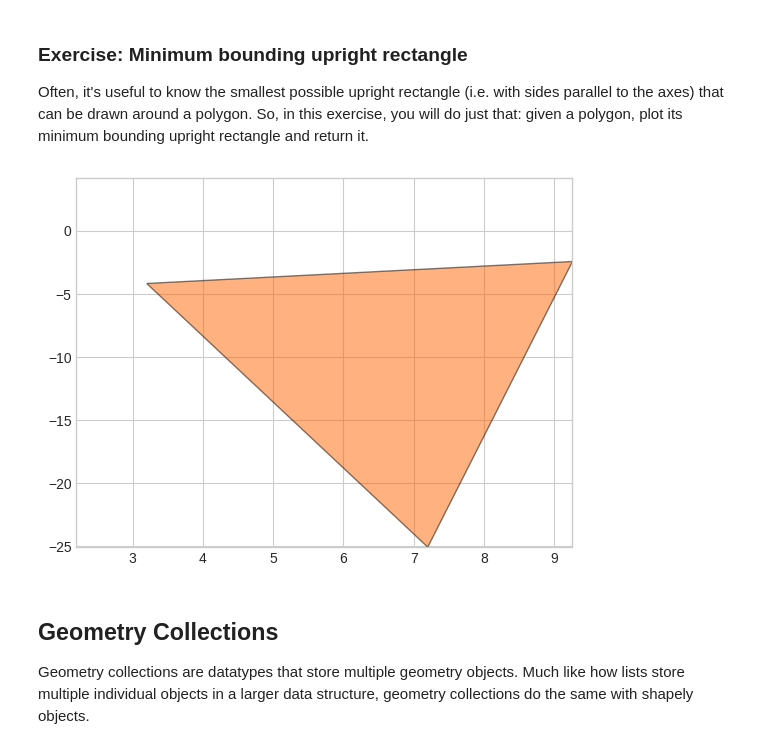
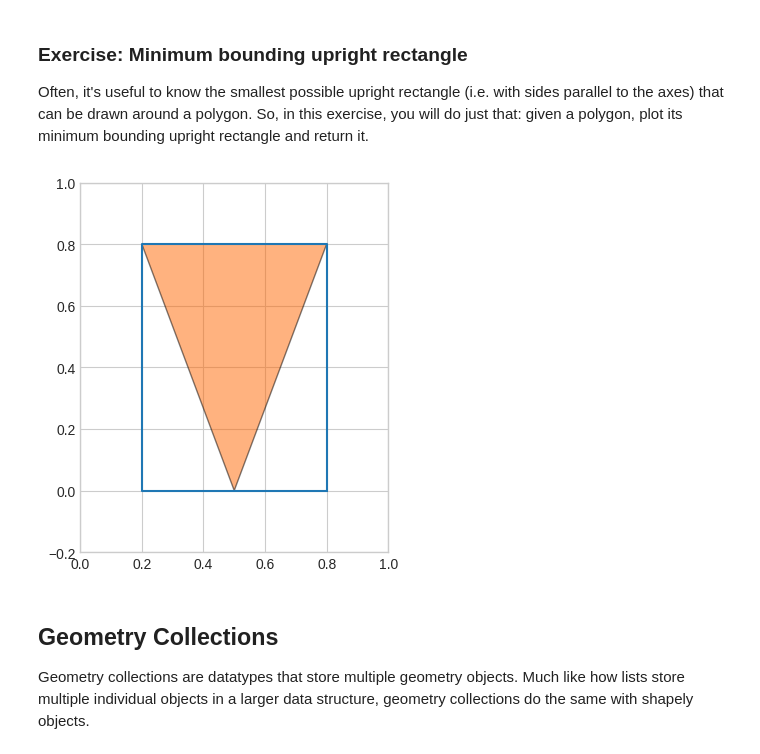
Before and after one commit to haley-clark/BWSI_Module_2, a Jupyter notebook: 02_Visualization_and_Shapes.ipynb, the cells around one changed output. Drawn from its saved outputs; the diff is of its cells as text; code cells hidden in the pictures.

```diff
--- a/02_Visualization_and_Shapes.ipynb
+++ b/02_Visualization_and_Shapes.ipynb
@@ -802,29 +822,28 @@ poly_eroded.area
 
 Often, it's useful to know the smallest possible upright rectangle (i.e. with sides parallel to the axes) that can be drawn around a polygon. So, in this exercise, you will do just that: given a polygon, plot its minimum bounding upright rectangle and return it.
 # %%
-x_min, y_min, x_max, y_max = poly.bounds #this gives bounds
+#READ WRITE THIS CODE
 fig = plt.figure()
 ax = fig.add_subplot(1,1,1)
 
-from shapely import plotting
-# Plot a polygon
-poly = Polygon([(3.2, -4.2), (7.2, -25.1), (9.26, -2.456)])
-# Create exterior patch
+from shapely import plotting, box
+
+poly = Polygon([(0.2, 0.8), (0.5, 0), (0.8, 0.8)])
+x_min, y_min, x_max, y_max = poly.bounds
+rect = box(x_min, y_min, x_max, y_max)
+rect_x, rect_y = rect.exterior.xy
 
 polygon_patch = shapely.plotting.patch_from_polygon(poly, facecolor='#FF6600', edgecolor='black', alpha=0.5, linewidth=1)
 ax.add_patch(polygon_patch)
 
-#pythagoren therom
-#a2 + b2 = c2
-# poly = box(x
-
-# Set limits at bounding polygon coordinates
-ax.set_xlim([x_min, x_max])
-ax.set_ylim([y_min, y_max])
+ax.set_aspect('equal')
+ax.plot(rect_x, rect_y)
+ax.set_xlim([x_min - .2, x_max + .2])
+ax.set_ylim([y_min - .2, y_max + .2])
 
 plt.show()
 # %% [output]
-[figure, old version]
+[figure, new version]
 # %% [markdown]
 ## Geometry Collections
 Geometry collections are datatypes that store multiple geometry objects. Much like how lists store multiple individual objects in a larger data structure, geometry collections do the same with shapely objects.
```
Also changed, not shown: parts of 8 cells of this notebook.
